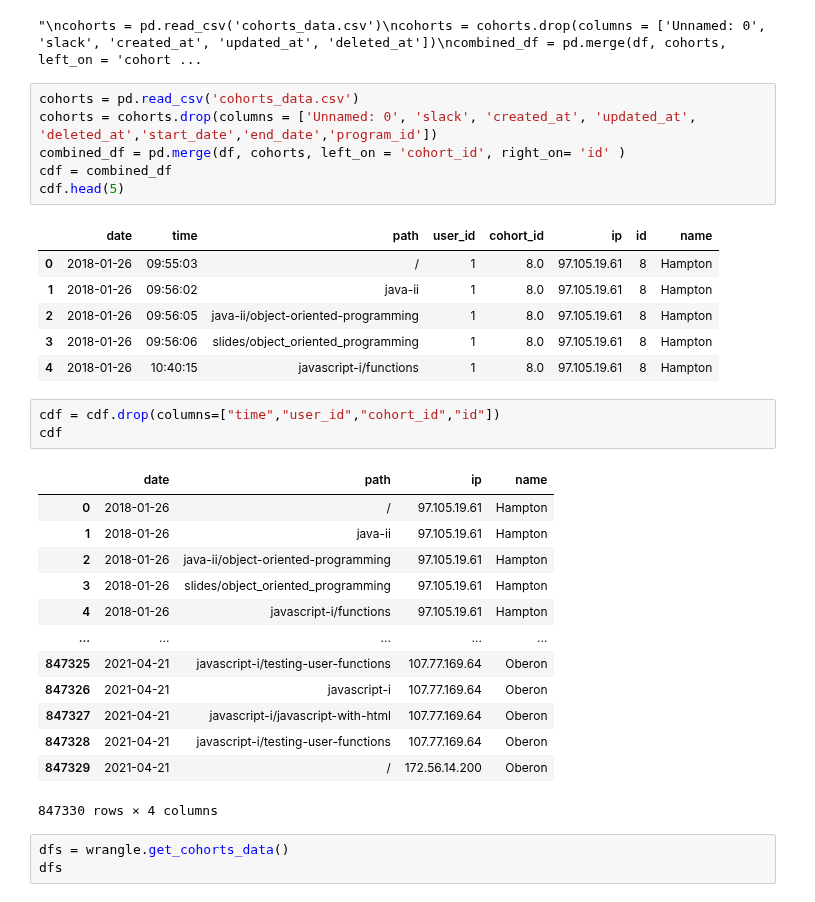
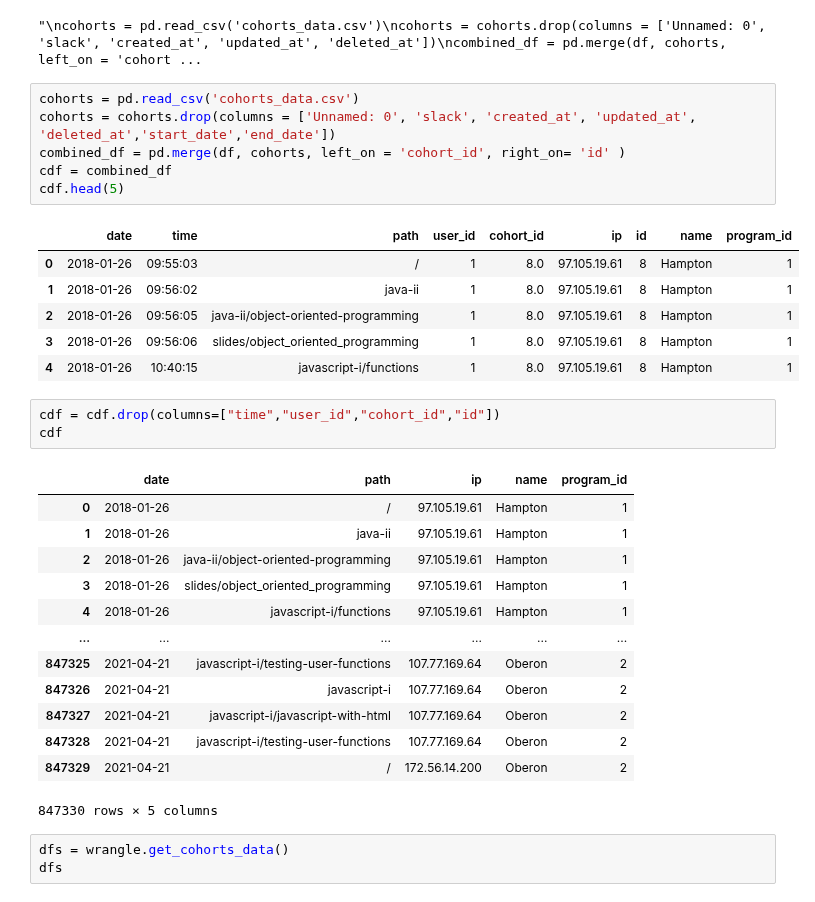
Before and after one commit to AACKV/anomaly_detection_project, a Jupyter notebook: Vscratch.ipynb, the cells around one changed output. Saved outputs shown, nothing was run; the diff lists cells and outputs as text.

```diff
--- a/Vscratch.ipynb
+++ b/Vscratch.ipynb
@@ -82,34 +82,34 @@ cdf.head(5)
 "\ncohorts = pd.read_csv('cohorts_data.csv')\ncohorts = cohorts.drop(columns = ['Unnamed: 0', 'slack', 'created_at', 'updated_at', 'deleted_at'])\ncombined_df = pd.merge(df, cohorts, left_on = 'cohort ...
 # %%
 cohorts = pd.read_csv('cohorts_data.csv')
-cohorts = cohorts.drop(columns = ['Unnamed: 0', 'slack', 'created_at', 'updated_at', 'deleted_at','start_date','end_date','program_id'])
+cohorts = cohorts.drop(columns = ['Unnamed: 0', 'slack', 'created_at', 'updated_at', 'deleted_at','start_date','end_date'])
 combined_df = pd.merge(df, cohorts, left_on = 'cohort_id', right_on= 'id' )
 cdf = combined_df
 cdf.head(5)
 # %% [output]
-|  | date | time | path | user_id | cohort_id | ip | id | name |
-| 0 | 2018-01-26 | 09:55:03 | / | 1 | 8.0 | 97.105.19.61 | 8 | Hampton |
-| 1 | 2018-01-26 | 09:56:02 | java-ii | 1 | 8.0 | 97.105.19.61 | 8 | Hampton |
-| 2 | 2018-01-26 | 09:56:05 | java-ii/object-oriented-programming | 1 | 8.0 | 97.105.19.61 | 8 | Hampton |
-| 3 | 2018-01-26 | 09:56:06 | slides/object_oriented_programming | 1 | 8.0 | 97.105.19.61 | 8 | Hampton |
-| 4 | 2018-01-26 | 10:40:15 | javascript-i/functions | 1 | 8.0 | 97.105.19.61 | 8 | Hampton |
+|  | date | time | path | user_id | cohort_id | ip | id | name | program_id |
+| 0 | 2018-01-26 | 09:55:03 | / | 1 | 8.0 | 97.105.19.61 | 8 | Hampton | 1 |
+| 1 | 2018-01-26 | 09:56:02 | java-ii | 1 | 8.0 | 97.105.19.61 | 8 | Hampton | 1 |
+| 2 | 2018-01-26 | 09:56:05 | java-ii/object-oriented-programming | 1 | 8.0 | 97.105.19.61 | 8 | Hampton | 1 |
+| 3 | 2018-01-26 | 09:56:06 | slides/object_oriented_programming | 1 | 8.0 | 97.105.19.61 | 8 | Hampton | 1 |
+| 4 | 2018-01-26 | 10:40:15 | javascript-i/functions | 1 | 8.0 | 97.105.19.61 | 8 | Hampton | 1 |
 # %%
 cdf = cdf.drop(columns=["time","user_id","cohort_id","id"])
 cdf
 # %% [output]
-|  | date | path | ip | name |
-| 0 | 2018-01-26 | / | 97.105.19.61 | Hampton |
-| 1 | 2018-01-26 | java-ii | 97.105.19.61 | Hampton |
-| 2 | 2018-01-26 | java-ii/object-oriented-programming | 97.105.19.61 | Hampton |
-| 3 | 2018-01-26 | slides/object_oriented_programming | 97.105.19.61 | Hampton |
-| 4 | 2018-01-26 | javascript-i/functions | 97.105.19.61 | Hampton |
-| ... | ... | ... | ... | ... |
-| 847325 | 2021-04-21 | javascript-i/testing-user-functions | 107.77.169.64 | Oberon |
-| 847326 | 2021-04-21 | javascript-i | 107.77.169.64 | Oberon |
-| 847327 | 2021-04-21 | javascript-i/javascript-with-html | 107.77.169.64 | Oberon |
-| 847328 | 2021-04-21 | javascript-i/testing-user-functions | 107.77.169.64 | Oberon |
-| 847329 | 2021-04-21 | / | 172.56.14.200 | Oberon |
+|  | date | path | ip | name | program_id |
+| 0 | 2018-01-26 | / | 97.105.19.61 | Hampton | 1 |
+| 1 | 2018-01-26 | java-ii | 97.105.19.61 | Hampton | 1 |
+| 2 | 2018-01-26 | java-ii/object-oriented-programming | 97.105.19.61 | Hampton | 1 |
+| 3 | 2018-01-26 | slides/object_oriented_programming | 97.105.19.61 | Hampton | 1 |
+| 4 | 2018-01-26 | javascript-i/functions | 97.105.19.61 | Hampton | 1 |
+| ... | ... | ... | ... | ... | ... |
+| 847325 | 2021-04-21 | javascript-i/testing-user-functions | 107.77.169.64 | Oberon | 2 |
+| 847326 | 2021-04-21 | javascript-i | 107.77.169.64 | Oberon | 2 |
+| 847327 | 2021-04-21 | javascript-i/javascript-with-html | 107.77.169.64 | Oberon | 2 |
+| 847328 | 2021-04-21 | javascript-i/testing-user-functions | 107.77.169.64 | Oberon | 2 |
+| 847329 | 2021-04-21 | / | 172.56.14.200 | Oberon | 2 |
-847330 rows × 4 columns
+847330 rows × 5 columns
 # %%
 dfs = wrangle.get_cohorts_data()
 dfs
```
Also changed, not shown: parts of 3 cells of this notebook.
